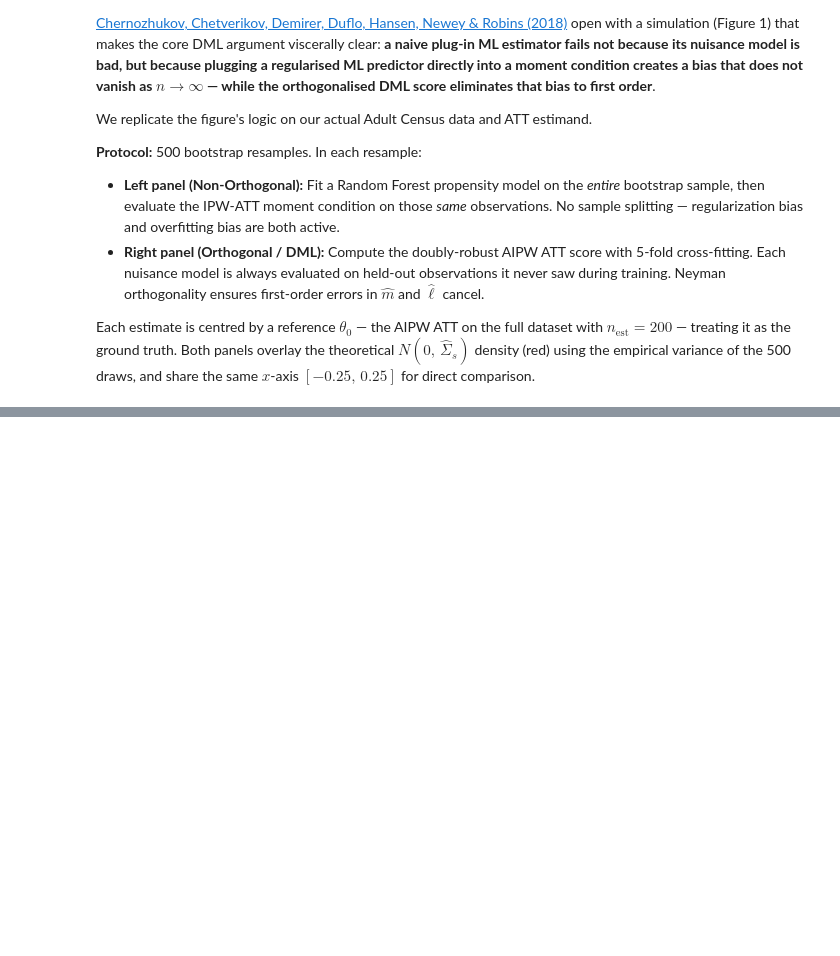
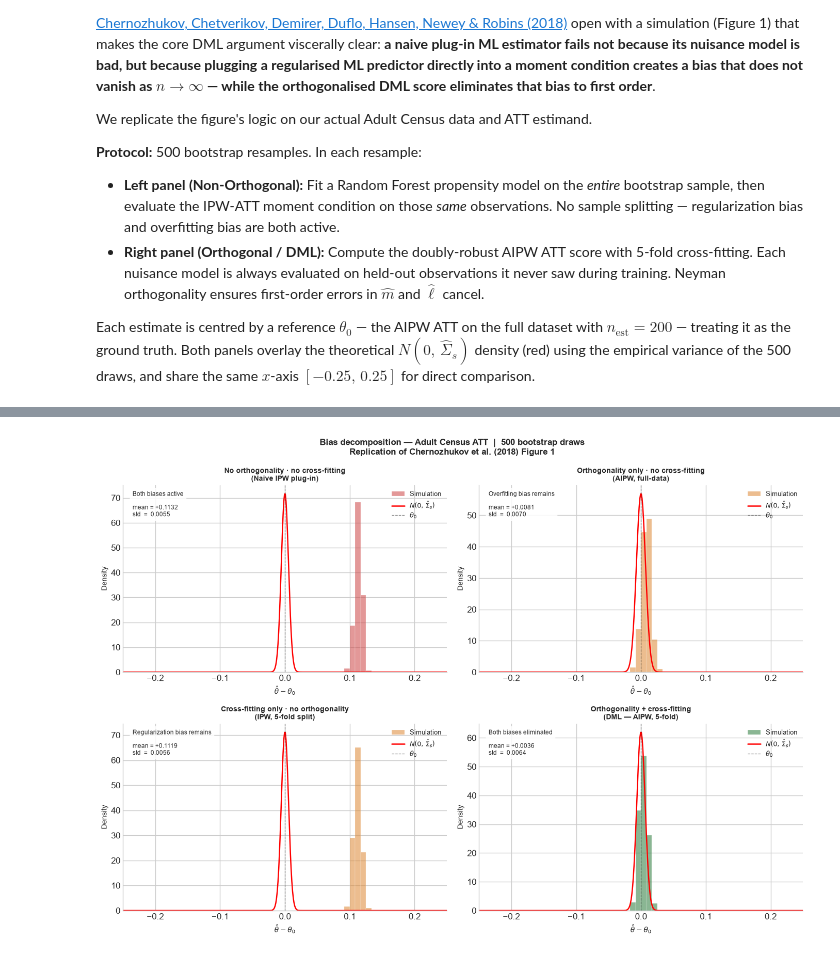
Before and after one commit to FelixZukunft/DML, a Jupyter notebook: dml-scholarship/notebooks/adult_college_dml.ipynb, the cells around one changed output, grey strips where cells are left out. Cells and saved outputs as stored; diff of their text form; code cells hidden in the pictures; blank space fills up the shorter version.

```diff
--- a/dml-scholarship/notebooks/adult_college_dml.ipynb
+++ b/dml-scholarship/notebooks/adult_college_dml.ipynb
@@ -1848,0 +1648,85 @@ print(f"{'─'*54}")
+# %%
+# =============================================================================
+# 2x2 Figure — full decomposition of both biases
+# =============================================================================
+
+XLIM  = (-0.25, 0.25)
+BINS  = np.linspace(-0.25, 0.25, 61)
+XGRID = np.linspace(-0.28, 0.28, 500)
+
+panels = [
+    (naive_c,      "No orthogonality · no cross-fitting\n(Naive IPW plug-in)",
+     "Both biases active"),
+    (orth_only_c,  "Orthogonality only · no cross-fitting\n(AIPW, full-data)",
+     "Overfitting bias remains"),
+    (cross_only_c, "Cross-fitting only · no orthogonality\n(IPW, 5-fold split)",
+     "Regularization bias remains"),
+    (dml_c,        "Orthogonality + cross-fitting\n(DML — AIPW, 5-fold)",
+     "Both biases eliminated"),
+]
+
+fig, axes = plt.subplots(2, 2, figsize=(14, 10))
+fig.patch.set_facecolor('white')
+axes_flat = axes.flatten()
+
+colors = ['#cc4444', '#dd8833', '#dd8833', '#2a7a3b']
+
+for ax, (centered, title, subtitle), col in zip(axes_flat, panels, colors):
+    sigma_s = float(np.sqrt(centered.var(ddof=1)))
+
+    ax.hist(centered, bins=BINS, density=True,
+            color=col, alpha=0.55,
+            edgecolor='white', linewidth=0.3,
+            label="Simulation")
+
+    ax.plot(XGRID, sp_stats.norm.pdf(XGRID, 0.0, sigma_s),
+            color='red', linewidth=1.8,
+            label=r"$N(0,\,\hat{\Sigma}_s)$")
+
+    ax.axvline(0.0, color='#333', linewidth=0.9,
+               linestyle='--', alpha=0.6, label=r"$\theta_0$")
+
+    ax.set_xlim(XLIM)
+    ax.set_ylim(bottom=0)
+    ax.set_title(title, fontsize=10, fontweight='bold')
+    ax.set_xlabel(r"$\hat{\theta} - \theta_0$", fontsize=10)
+    ax.set_ylabel("Density", fontsize=10)
+    ax.set_facecolor('white')
+    ax.spines[['top', 'right']].set_visible(False)
+    ax.legend(fontsize=9, framealpha=0.9, loc='upper right')
+
+    ax.text(0.03, 0.97,
+            f"{subtitle}\n\n"
+            f"mean = {centered.mean():+.4f}\n"
+            f"std  =  {sigma_s:.4f}",
+            transform=ax.transAxes, va='top', ha='left', fontsize=8.5,
+            bbox=dict(boxstyle='round,pad=0.4',
+                      facecolor='white', alpha=0.88))
+
+fig.suptitle(
+    "Bias decomposition — Adult Census ATT  |  500 bootstrap draws\n"
+    "Replication of Chernozhukov et al. (2018) Figure 1",
+    fontsize=12, fontweight='bold'
+)
+plt.tight_layout()
+plt.savefig('bias_decomposition_2x2.png', dpi=150, bbox_inches='tight')
+plt.show()
+
+# -- Summary table ------------------------------------------------------------
+print(f"\n{'='*62}")
+print(f"{'Estimator':<35} {'mean':>8} {'std':>8}")
+print(f"{'─'*62}")
+for label, arr in [
+    ("theta_0 (DML reference)",      np.array([theta0])),
+    ("Naive IPW (both biases)",       naive_c),
+    ("AIPW no cross-fit (orth only)", orth_only_c),
+    ("IPW cross-fit (xfit only)",     cross_only_c),
+    ("DML AIPW (both fixes)",         dml_c),
+]:
+    if len(arr) == 1:
+        print(f"  {label:<33} {arr[0]:>8.4f}")
+    else:
+        print(f"  {label:<33} {arr.mean():>+8.4f} {arr.std():>8.4f}")
+print(f"{'─'*62}")
+# %% [output]
+[figure, added]
```
Also changed, not shown: parts of 38 cells of this notebook, 5 other files.
